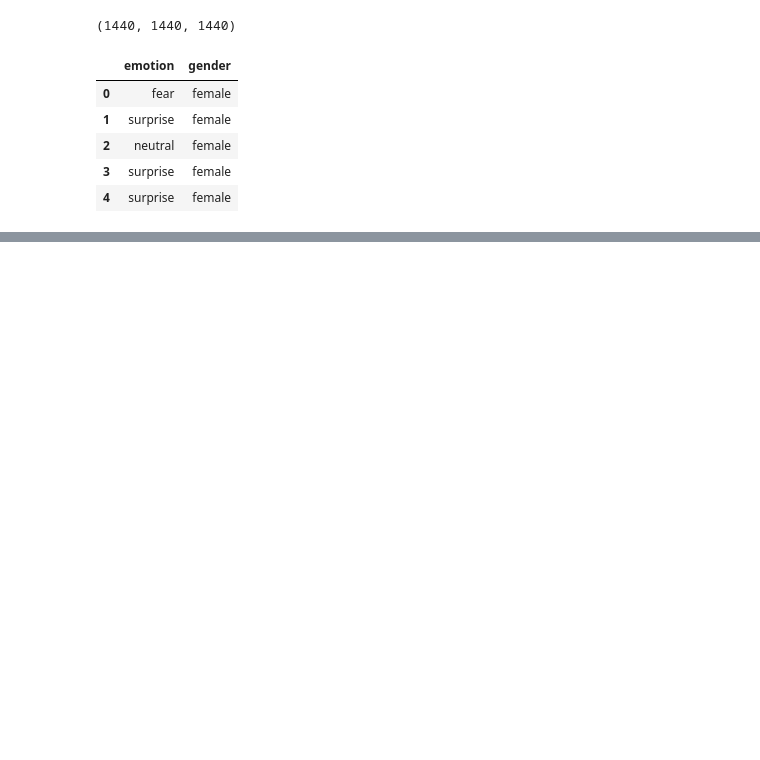
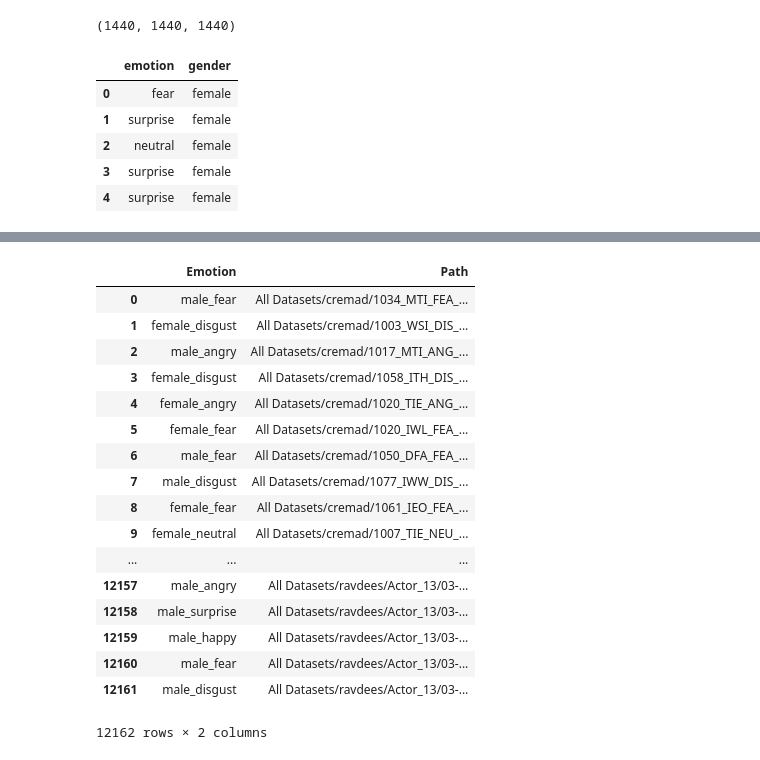
Before and after one commit to Himani2000/Speech-EmotionDetection, a Jupyter notebook: Data_making.ipynb, the cells around one changed output, grey strips where cells are left out. Drawn from its saved outputs; the diff is of its cells as text; code cells hidden in the pictures; blank space fills up the shorter version.

```diff
--- a/Data_making.ipynb
+++ b/Data_making.ipynb
@@ -127,0 +214,3 @@ df
+# %%
+df_tess=pd.DataFrame({'Emotion':emotion_check3,'Path':file_path3})
+df_tess['Emotion'].value_counts()
@@ -127,0 +271,3 @@ df
+# %%
+df_cremad=pd.DataFrame({'Emotion':emotion,'Path':path})
+df_cremad['Emotion'].value_counts()
@@ -127,0 +288,27 @@ df
+# %%
+#creating the main df be
+main_df=pd.concat([df_cremad,df_savee,df_tess,df],axis=0)
+# %%
+main_df.reset_index(inplace=True)
+# %%
+main_df.drop(columns=['index'],inplace=True)
+main_df
+# %% [output]
+|  | Emotion | Path |
+| 0 | male_fear | All Datasets/cremad/1034_MTI_FEA_... |
+| 1 | female_disgust | All Datasets/cremad/1003_WSI_DIS_... |
+| 2 | male_angry | All Datasets/cremad/1017_MTI_ANG_... |
+| 3 | female_disgust | All Datasets/cremad/1058_ITH_DIS_... |
+| 4 | female_angry | All Datasets/cremad/1020_TIE_ANG_... |
+| 5 | female_fear | All Datasets/cremad/1020_IWL_FEA_... |
+| 6 | male_fear | All Datasets/cremad/1050_DFA_FEA_... |
+| 7 | male_disgust | All Datasets/cremad/1077_IWW_DIS_... |
+| 8 | female_fear | All Datasets/cremad/1061_IEO_FEA_... |
+| 9 | female_neutral | All Datasets/cremad/1007_TIE_NEU_... |
+| ... | ... | ... |
+| 12157 | male_angry | All Datasets/ravdees/Actor_13/03-... |
+| 12158 | male_surprise | All Datasets/ravdees/Actor_13/03-... |
+| 12159 | male_happy | All Datasets/ravdees/Actor_13/03-... |
+| 12160 | male_fear | All Datasets/ravdees/Actor_13/03-... |
+| 12161 | male_disgust | All Datasets/ravdees/Actor_13/03-... |
+12162 rows × 2 columns
```
Also changed, not shown: parts of 33 cells of this notebook.
